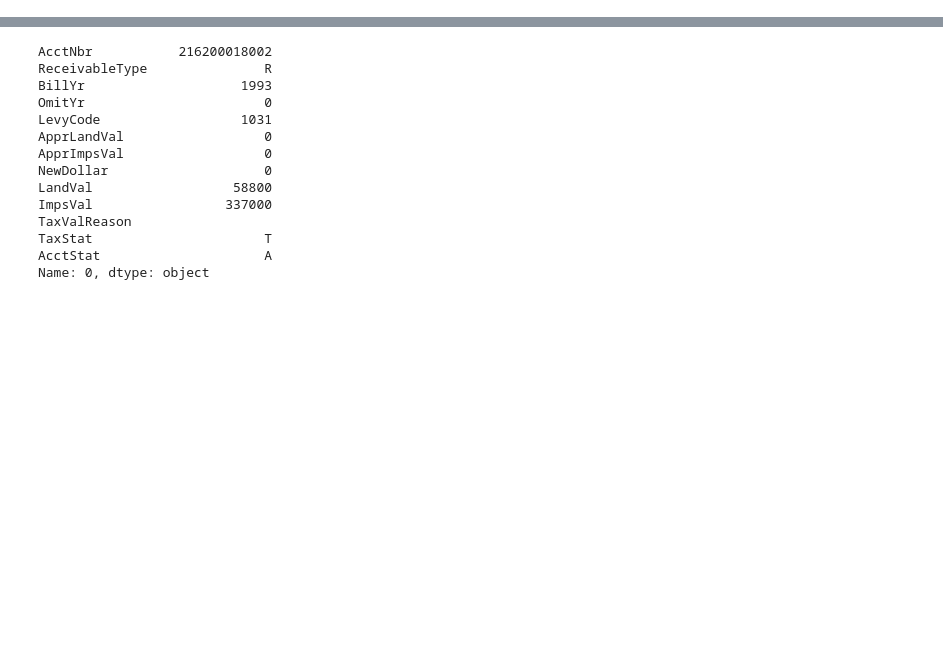
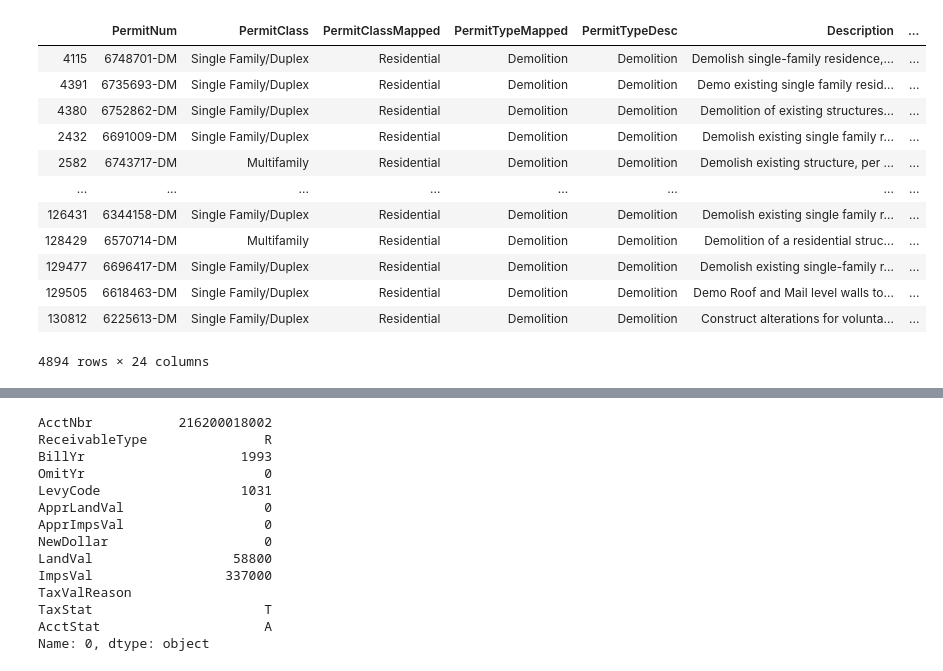
Before and after one commit to frischmuth/Seattle-Real-Estate-Analysis, a Jupyter notebook: EDA.ipynb, the cells around one changed output, grey strips where cells are left out. Saved outputs shown, nothing was run; the diff lists cells and outputs as text; code cells hidden in the pictures; blank space fills up the shorter version.

```diff
--- a/EDA.ipynb
+++ b/EDA.ipynb
@@ -43,0 +38,16 @@ parcels[(parcels.Major==329940)]
+# %%
+demo.sort_values('AppliedDate', ascending=False)
+# %% [output]
+|  | PermitNum | PermitClass | PermitClassMapped | PermitTypeMapped | PermitTypeDesc | Description | ... |
+| 4115 | 6748701-DM | Single Family/Duplex | Residential | Demolition | Demolition | Demolish single-family residence,... | ... |
+| 4391 | 6735693-DM | Single Family/Duplex | Residential | Demolition | Demolition | Demo existing single family resid... | ... |
+| 4380 | 6752862-DM | Single Family/Duplex | Residential | Demolition | Demolition | Demolition of existing structures... | ... |
+| 2432 | 6691009-DM | Single Family/Duplex | Residential | Demolition | Demolition | Demolish existing single family r... | ... |
+| 2582 | 6743717-DM | Multifamily | Residential | Demolition | Demolition | Demolish existing structure, per ... | ... |
+| ... | ... | ... | ... | ... | ... | ... | ... |
+| 126431 | 6344158-DM | Single Family/Duplex | Residential | Demolition | Demolition | Demolish existing single family r... | ... |
+| 128429 | 6570714-DM | Multifamily | Residential | Demolition | Demolition | Demolition of a residential struc... | ... |
+| 129477 | 6696417-DM | Single Family/Duplex | Residential | Demolition | Demolition | Demolish existing single-family r... | ... |
+| 129505 | 6618463-DM | Single Family/Duplex | Residential | Demolition | Demolition | Demo Roof and Mail level walls to... | ... |
+| 130812 | 6225613-DM | Single Family/Duplex | Residential | Demolition | Demolition | Construct alterations for volunta... | ... |
+4894 rows × 24 columns
```
Also changed, not shown: parts of 30 cells of this notebook, 5 other files.
